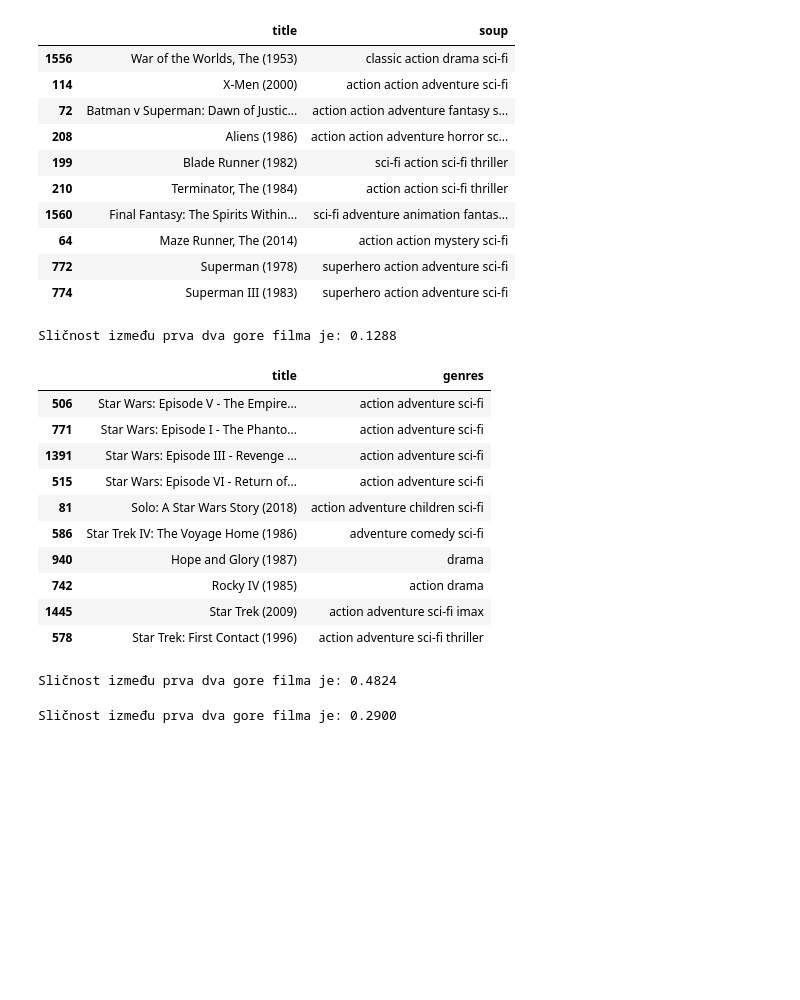
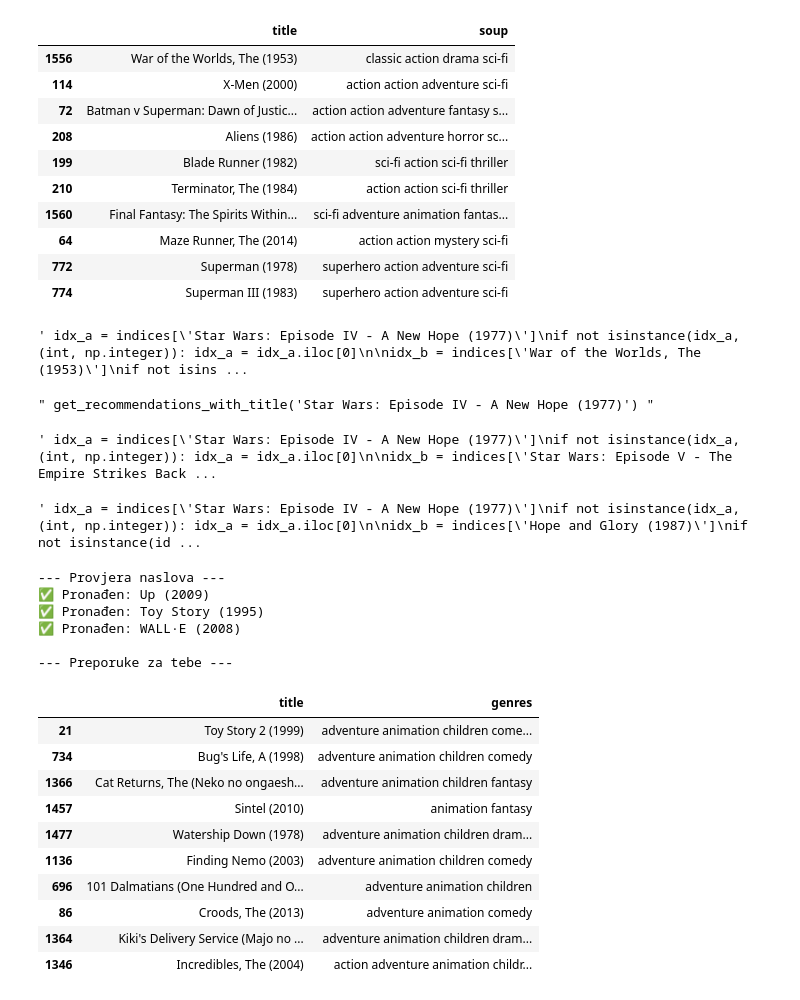
Before and after one commit to karlolac/Content-Based-Movie-Recommendation-System, a Jupyter notebook: content_based_recommender.ipynb, the cells around one changed output. Drawn from its saved outputs; the diff is of its cells as text; code cells hidden in the pictures; blank space fills up the shorter version.

```diff
--- a/content_based_recommender.ipynb
+++ b/content_based_recommender.ipynb
@@ -225,9 +225,12 @@ Sličnost između prva dva gore filma je: 0.3310
 # %%
 import re
 
-# Funkcija za čišćenje naslova (da ostane samo tekst, bez godine)
 def clean_title(title):
     return re.sub(r'\s*\(\d{4}\)', '', title).lower()
+    if ', the' in title: title = 'the ' + title.replace(', the', '')
+    if ', a' in title: title = 'a ' + title.replace(', a', '')
+    if ', an' in title: title = 'an ' + title.replace(', an', '')
+    return title.strip()
 # %%
 metadata['clean_title'] = metadata['title'].apply(clean_title)
 metadata.head(10)
@@ -244,6 +247,6 @@ metadata.head(10)
 | 8 | 18 | 52604 | anthony hopkins | 1457650696 | Fracture (2007) | crime drama mystery thriller | anthony hopkins crime drama myste... | fracture |
 | 9 | 18 | 88094 | britpop | 1457444500 | Upside Down: The Creation Records... | documentary | britpop documentary | upside down: the creation records... |
 # %%
-metadata['title_soup'] = (metadata['clean_title'] + " ") * 2 + metadata['tag'].astype(str) + ' ' + metadata['genres'].astype(str)
-metadata
+""" metadata['title_soup'] = (metadata['clean_title'] + " ") * 2 + metadata['tag'].astype(str) + ' ' + metadata['genres'].astype(str)
+metadata """
 # %% [output]
@@ -267,7 +260,7 @@ tfidf_matrix = tfidf.fit_transform(metadata['title_soup'])
 # %%
-cosine_sim = cosine_similarity(tfidf_matrix, tfidf_matrix)
+#cosine_sim = cosine_similarity(tfidf_matrix, tfidf_matrix)
 # %%
-def get_recommendations_with_title(title, cosine_sim=cosine_sim):
+""" def get_recommendations_with_title(title, cosine_sim=cosine_sim):
     # 1. Uzmi prvu riječ iz unosa (npr. 'Batman' ako uneseš 'Batman Forever')
     # Ili pretraži po cijelom pojmu ali bez brige o zagradama
     search_term = title.split('(')[0].strip() # Ovo miče (1995) iz pretrage
@@ -290,4 +283,4 @@ def get_recommendations_with_title(title, cosine_sim=cosine_sim):
     sim_scores = sim_scores[1:11]
     movie_indices = [i[0] for i in sim_scores]
 
-    return metadata[['title', 'genres']].iloc[movie_indices]
+    return metadata[['title', 'genres']].iloc[movie_indices] """
@@ -345,49 +330,39 @@ get_recommendations('Star Wars: Episode IV - A New Hope (1977)')
 | 772 | Superman (1978) | superhero action adventure sci-fi |
 | 774 | Superman III (1983) | superhero action adventure sci-fi |
 # %%
-idx_a = indices['Star Wars: Episode IV - A New Hope (1977)']
+""" idx_a = indices['Star Wars: Episode IV - A New Hope (1977)']
 if not isinstance(idx_a, (int, np.integer)): idx_a = idx_a.iloc[0]
 
 idx_b = indices['War of the Worlds, The (1953)']
 if not isinstance(idx_b, (int, np.integer)): idx_b = idx_b.iloc[0]
 
 similarity = cosine_sim[idx_a][idx_b]
-print(f"Sličnost između prva dva gore filma je: {similarity:.4f}")
+print(f"Sličnost između prva dva gore filma je: {similarity:.4f}") """
 # %% [output]
-Sličnost između prva dva gore filma je: 0.1288
+' idx_a = indices[\'Star Wars: Episode IV - A New Hope (1977)\']\nif not isinstance(idx_a, (int, np.integer)): idx_a = idx_a.iloc[0]\n\nidx_b = indices[\'War of the Worlds, The (1953)\']\nif not isins ...
 # %%
-get_recommendations_with_title('Star Wars: Episode IV - A New Hope (1977)')
+""" get_recommendations_with_title('Star Wars: Episode IV - A New Hope (1977)') """
 # %% [output]
-|  | title | genres |
-| 506 | Star Wars: Episode V - The Empire... | action adventure sci-fi |
-| 771 | Star Wars: Episode I - The Phanto... | action adventure sci-fi |
-| 1391 | Star Wars: Episode III - Revenge ... | action adventure sci-fi |
-| 515 | Star Wars: Episode VI - Return of... | action adventure sci-fi |
-| 81 | Solo: A Star Wars Story (2018) | action adventure children sci-fi |
-| 586 | Star Trek IV: The Voyage Home (1986) | adventure comedy sci-fi |
-| 940 | Hope and Glory (1987) | drama |
-| 742 | Rocky IV (1985) | action drama |
-| 1445 | Star Trek (2009) | action adventure sci-fi imax |
-| 578 | Star Trek: First Contact (1996) | action adventure sci-fi thriller |
+" get_recommendations_with_title('Star Wars: Episode IV - A New Hope (1977)') "
 # %%
-idx_a = indices['Star Wars: Episode IV - A New Hope (1977)']
+""" idx_a = indices['Star Wars: Episode IV - A New Hope (1977)']
 if not isinstance(idx_a, (int, np.integer)): idx_a = idx_a.iloc[0]
 
 idx_b = indices['Star Wars: Episode V - The Empire Strikes Back (1980)']
 if not isinstance(idx_b, (int, np.integer)): idx_b = idx_b.iloc[0]
 
 similarity = cosine_sim[idx_a][idx_b]
-print(f"Sličnost između prva dva gore filma je: {similarity:.4f}")
+print(f"Sličnost između prva dva gore filma je: {similarity:.4f}") """
 # %% [output]
-Sličnost između prva dva gore filma je: 0.4824
+' idx_a = indices[\'Star Wars: Episode IV - A New Hope (1977)\']\nif not isinstance(idx_a, (int, np.integer)): idx_a = idx_a.iloc[0]\n\nidx_b = indices[\'Star Wars: Episode V - The Empire Strikes Back ...
 # %%
-idx_a = indices['Star Wars: Episode IV - A New Hope (1977)']
+""" idx_a = indices['Star Wars: Episode IV - A New Hope (1977)']
 if not isinstance(idx_a, (int, np.integer)): idx_a = idx_a.iloc[0]
 
 idx_b = indices['Hope and Glory (1987)']
 if not isinstance(idx_b, (int, np.integer)): idx_b = idx_b.iloc[0]
 
 similarity = cosine_sim[idx_a][idx_b]
-print(f"Sličnost između prva dva gore filma je: {similarity:.4f}")
+print(f"Sličnost između prva dva gore filma je: {similarity:.4f}") """
 # %% [output]
-Sličnost između prva dva gore filma je: 0.2900
+' idx_a = indices[\'Star Wars: Episode IV - A New Hope (1977)\']\nif not isinstance(idx_a, (int, np.integer)): idx_a = idx_a.iloc[0]\n\nidx_b = indices[\'Hope and Glory (1987)\']\nif not isinstance(id ...
@@ -393,0 +421,26 @@ Sličnost između prva dva gore filma je: 0.2900
+# %%
+my_movies=[
+    'Up (2009)',
+    'Toy Story (1995)',
+    'WALL·E (2008)'
+    ]
+recommendations=get_recommendations_from_list(my_movies,indices,cosine_sim,metadata)
+recommendations
+# %% [output]
+--- Provjera naslova ---
+✅ Pronađen: Up (2009)
+✅ Pronađen: Toy Story (1995)
+✅ Pronađen: WALL·E (2008)
+
+--- Preporuke za tebe ---
+|  | title | genres |
+| 21 | Toy Story 2 (1999) | adventure animation children come... |
+| 734 | Bug's Life, A (1998) | adventure animation children comedy |
+| 1366 | Cat Returns, The (Neko no ongaesh... | adventure animation children fantasy |
+| 1457 | Sintel (2010) | animation fantasy |
+| 1477 | Watership Down (1978) | adventure animation children dram... |
+| 1136 | Finding Nemo (2003) | adventure animation children comedy |
+| 696 | 101 Dalmatians (One Hundred and O... | adventure animation children |
+| 86 | Croods, The (2013) | adventure animation comedy |
+| 1364 | Kiki's Delivery Service (Majo no ... | adventure animation children dram... |
+| 1346 | Incredibles, The (2004) | action adventure animation childr... |
```
Also changed, not shown: parts of 10 cells of this notebook.
